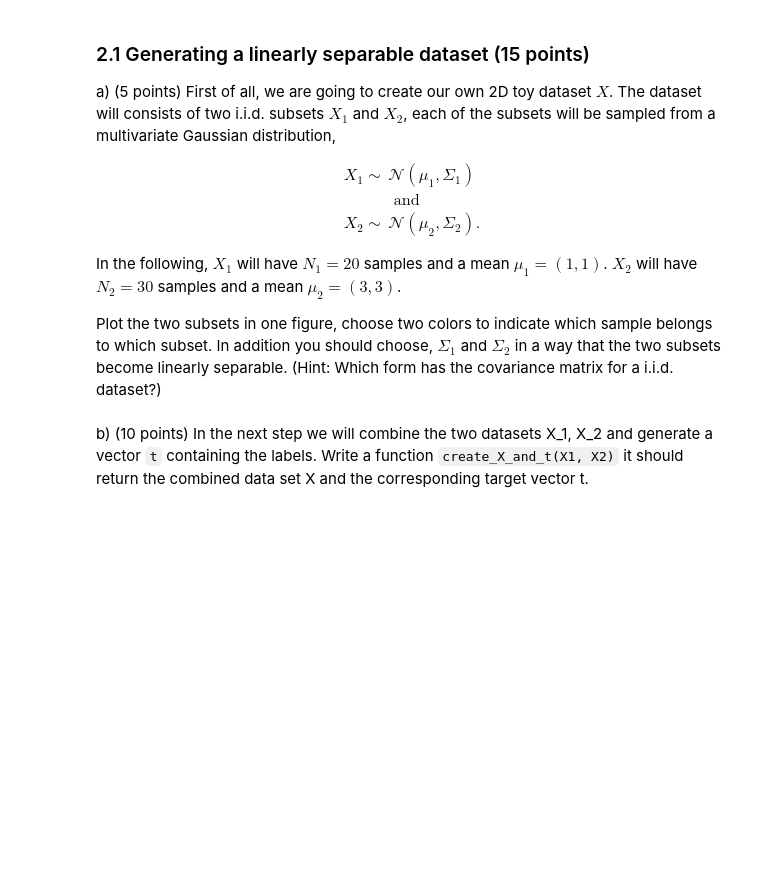
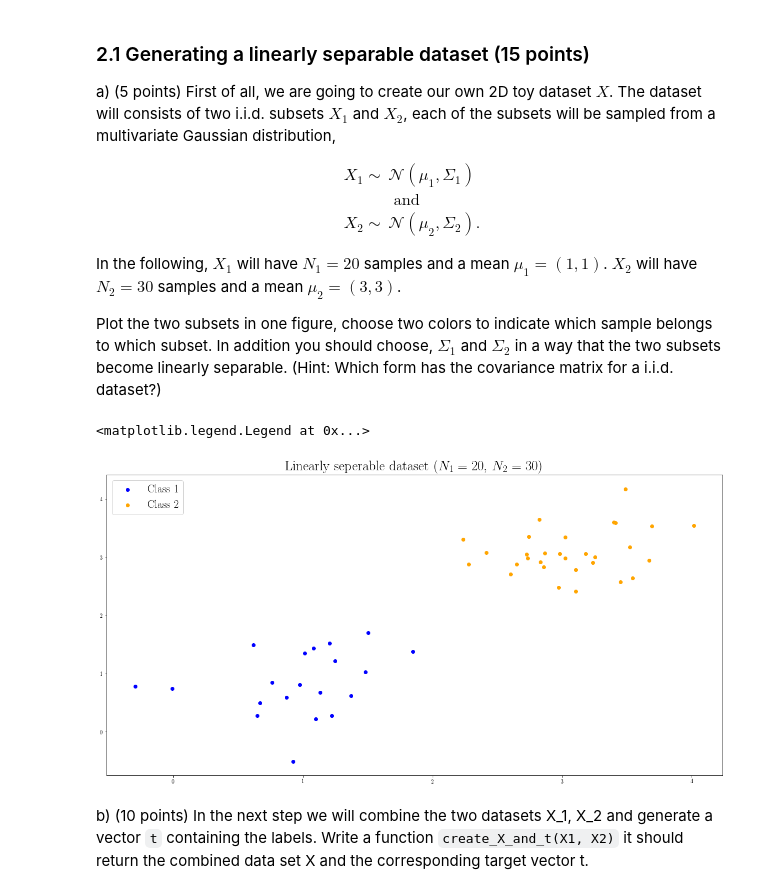
Before and after one commit to Kaleidophon/-friendly-octo-palm-tree, a Jupyter notebook: lab3.ipynb, the cells around one changed output. Cells and saved outputs as stored; diff of their text form; code cells hidden in the pictures; blank space fills up the shorter version.

```diff
--- a/lab3.ipynb
+++ b/lab3.ipynb
@@ -357,3 +354,26 @@ raise NotImplementedError()
+# %%
+def gen_dataset(mean, N):
+    cov = numpy.identity(len(mean)) * (0.25)
+
+    raw_dataset = numpy.random.multivariate_normal(mean, cov, N)
+    x = [point[0] for point in raw_dataset]
+    y = [point[1] for point in raw_dataset]
+
+    return x, y, raw_dataset
+
+x_1, y_1, X_1 = gen_dataset(mean=(1, 1), N=20)
+k_1 = plt.scatter(x_1, y_1, color="blue")
+
+x_2, y_2, X_2 = gen_dataset(mean=(3, 3), N=30)
+k_2 = plt.scatter(x_2, y_2, color="orange")
+
+plt.rc('text', usetex=True)
+plt.rc('font', family='serif')
+plt.title("Linearly seperable dataset ($N_1$ = 20, $N_2$ = 30)", size=25)
+plt.legend([k_1, k_2], ['Class 1', 'Class 2'], loc="upper left", fontsize=20)
+# %% [output]
+<matplotlib.legend.Legend at 0x...>
+[figure, added]
 # %% [markdown]
 b) (10 points) In the next step we will combine the two datasets X_1, X_2 and generate a vector `t` containing the labels. Write a function `create_X_and_t(X1, X2)` it should return the combined data set X and the corresponding target vector t.
 # %%
```
Also changed, not shown: parts of 3 cells of this notebook.
